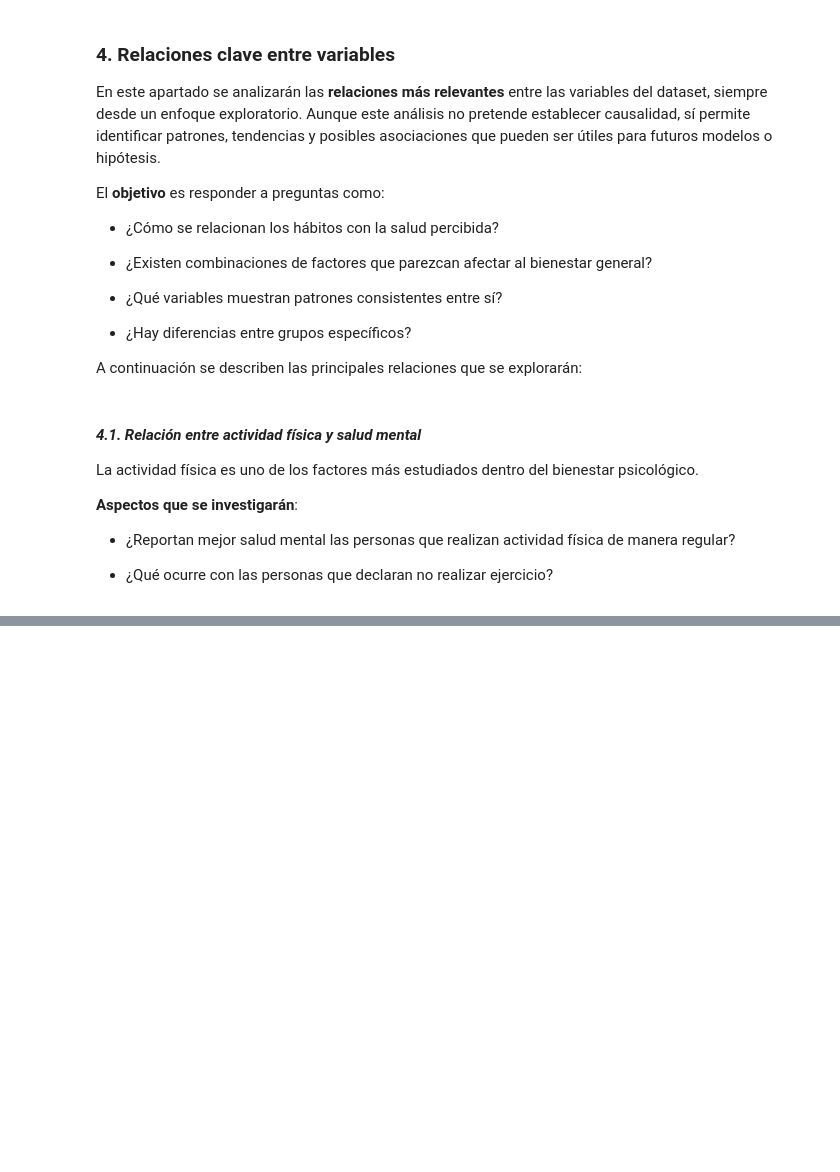
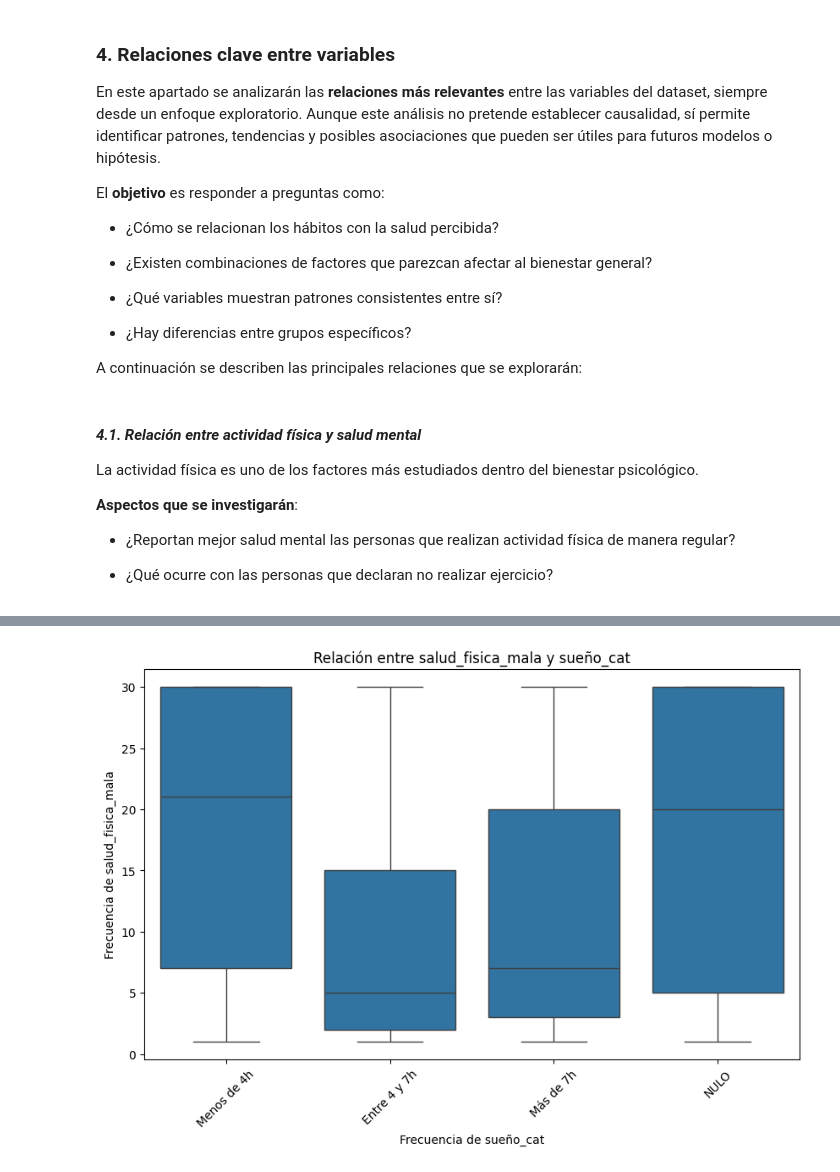
Before and after one commit to somm14/projects-evolve, a Jupyter notebook: EDA/notebooks/04_Visualizaciones_y_analisis.ipynb, the cells around one changed output, grey strips where cells are left out. Saved outputs shown, nothing was run; the diff lists cells and outputs as text; code cells hidden in the pictures; blank space fills up the shorter version.

```diff
--- a/EDA/notebooks/04_Visualizaciones_y_analisis.ipynb
+++ b/EDA/notebooks/04_Visualizaciones_y_analisis.ipynb
@@ -123,0 +104,4 @@ plot_categorical_numerical_relationship(df, 'ejercicio', 'salud_mental_malos', s
+# %%
+boxplot_cat_num(df, 'sueño_cat', 'salud_fisica_mala')
+# %% [output]
+[figure, added]
```
Also changed, not shown: parts of 10 cells of this notebook, 3 other files.
